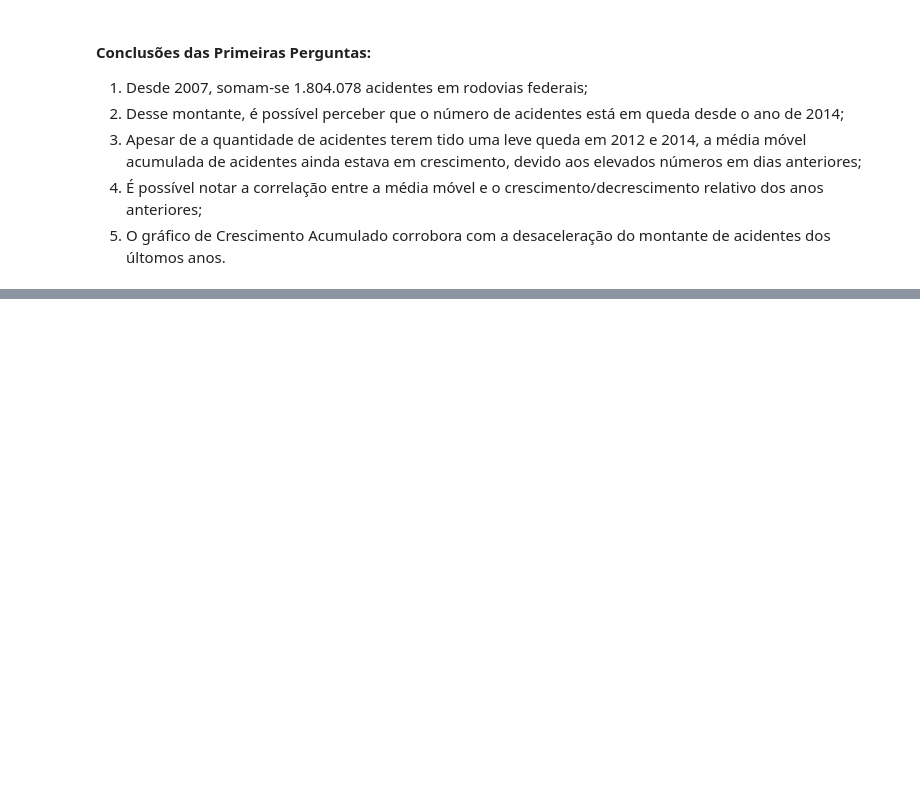
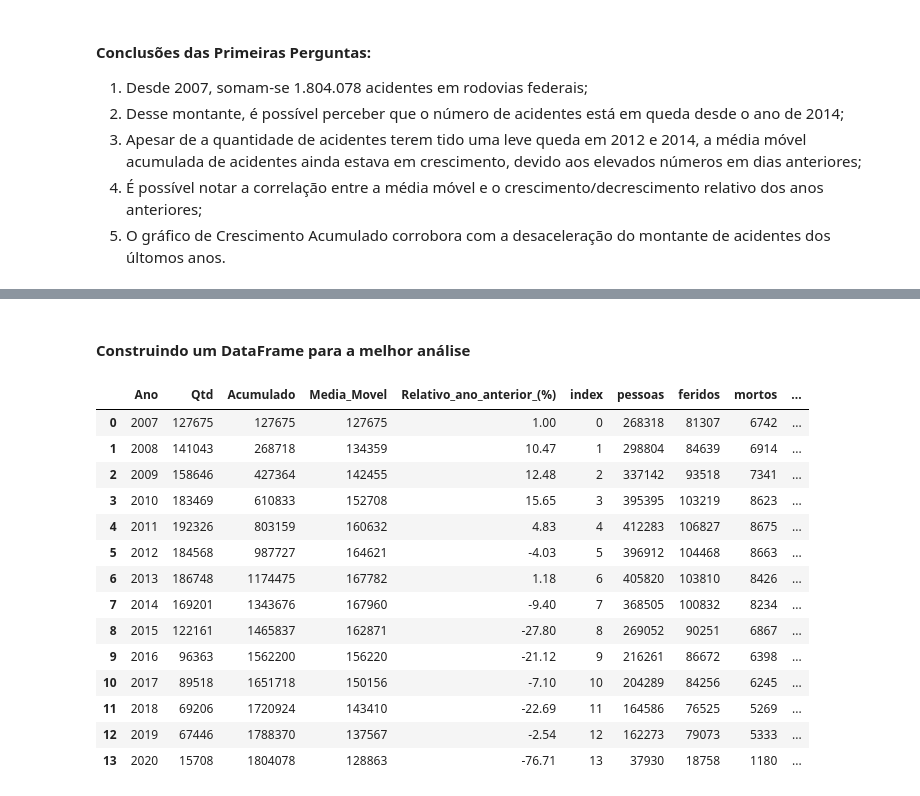
Before and after one commit to FelipeGBarreto/Projects, a Jupyter notebook: Acidentes_Rodovias_Federais.ipynb, the cells around one changed output, grey strips where cells are left out. Saved outputs shown, nothing was run; the diff lists cells and outputs as text; code cells hidden in the pictures; blank space fills up the shorter version.

```diff
--- a/Acidentes_Rodovias_Federais.ipynb
+++ b/Acidentes_Rodovias_Federais.ipynb
@@ -213,0 +283,41 @@ ax.set_xlabel("Mês", fontsize=15);
+# %% [markdown]
+#### Construindo um DataFrame para a melhor análise
+# %%
+
+dataset_2["Feridos (%)"] = round((100*dataset_2["feridos"]/dataset_2["pessoas"]),2)
+dataset_2["Feridos_Acum"] = [dataset_2["feridos"][:i+1].sum() for i in range(dataset_2.shape[0])]
+dataset_2["Media_Movel_Feridos"] = [round(dataset_2["feridos"][:i+1].mean()) for i in range(dataset_2.shape[0])]
+
+dataset_2["Feridos_Relat_ano_ant_(%)"] = dataset_2.feridos
+for i in range(dataset_2.shape[0]):
+  if i == 0: dataset_2["Feridos_Relat_ano_ant_(%)"].iloc[i] = 1
+  else: dataset_2["Feridos_Relat_ano_ant_(%)"].iloc[i] = round((dataset_2["feridos"].iloc[i]/dataset_2["feridos"].iloc[i-1])-1,4)*100
+
+dataset_2["Mortos (%)"] = round((100*dataset_2["mortos"]/dataset_2["pessoas"]),2)
+dataset_2["Mortos_Acum"] = [dataset_2["mortos"][:i+1].sum() for i in range(dataset_2.shape[0])]
+dataset_2["Media_Movel_Mortos"] = [round(dataset_2["mortos"][:i+1].mean()) for i in range(dataset_2.shape[0])]
+
+dataset_2["Mortos_Relat_ano_ant_(%)"] = dataset_2.mortos
+for i in range(dataset_2.shape[0]):
+  if i == 0: dataset_2["Mortos_Relat_ano_ant_(%)"].iloc[i] = 1
+  else: dataset_2["Mortos_Relat_ano_ant_(%)"].iloc[i] = round((dataset_2["mortos"].iloc[i]/dataset_2["mortos"].iloc[i-1])-1,4)*100
+
+dataset_2 = dataset_2.reset_index()
+acidentes = acidentes.merge(dataset_2, how='inner', on='Ano')
+acidentes
+# %% [output]
+|  | Ano | Qtd | Acumulado | Media_Movel | Relativo_ano_anterior_(%) | index | pessoas | feridos | mortos | ... |
+| 0 | 2007 | 127675 | 127675 | 127675 | 1.00 | 0 | 268318 | 81307 | 6742 | ... |
+| 1 | 2008 | 141043 | 268718 | 134359 | 10.47 | 1 | 298804 | 84639 | 6914 | ... |
+| 2 | 2009 | 158646 | 427364 | 142455 | 12.48 | 2 | 337142 | 93518 | 7341 | ... |
+| 3 | 2010 | 183469 | 610833 | 152708 | 15.65 | 3 | 395395 | 103219 | 8623 | ... |
+| 4 | 2011 | 192326 | 803159 | 160632 | 4.83 | 4 | 412283 | 106827 | 8675 | ... |
+| 5 | 2012 | 184568 | 987727 | 164621 | -4.03 | 5 | 396912 | 104468 | 8663 | ... |
+| 6 | 2013 | 186748 | 1174475 | 167782 | 1.18 | 6 | 405820 | 103810 | 8426 | ... |
+| 7 | 2014 | 169201 | 1343676 | 167960 | -9.40 | 7 | 368505 | 100832 | 8234 | ... |
+| 8 | 2015 | 122161 | 1465837 | 162871 | -27.80 | 8 | 269052 | 90251 | 6867 | ... |
+| 9 | 2016 | 96363 | 1562200 | 156220 | -21.12 | 9 | 216261 | 86672 | 6398 | ... |
+| 10 | 2017 | 89518 | 1651718 | 150156 | -7.10 | 10 | 204289 | 84256 | 6245 | ... |
+| 11 | 2018 | 69206 | 1720924 | 143410 | -22.69 | 11 | 164586 | 76525 | 5269 | ... |
+| 12 | 2019 | 67446 | 1788370 | 137567 | -2.54 | 12 | 162273 | 79073 | 5333 | ... |
+| 13 | 2020 | 15708 | 1804078 | 128863 | -76.71 | 13 | 37930 | 18758 | 1180 | ... |
```
Also changed, not shown: parts of 10 cells of this notebook.
